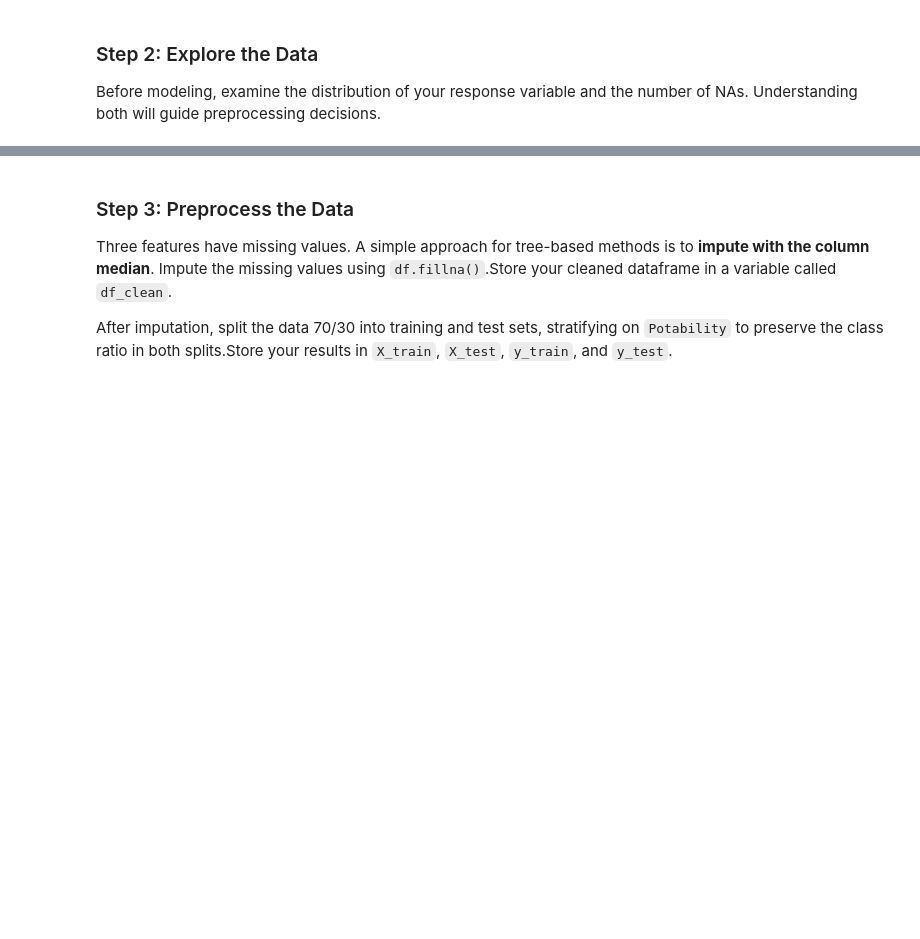
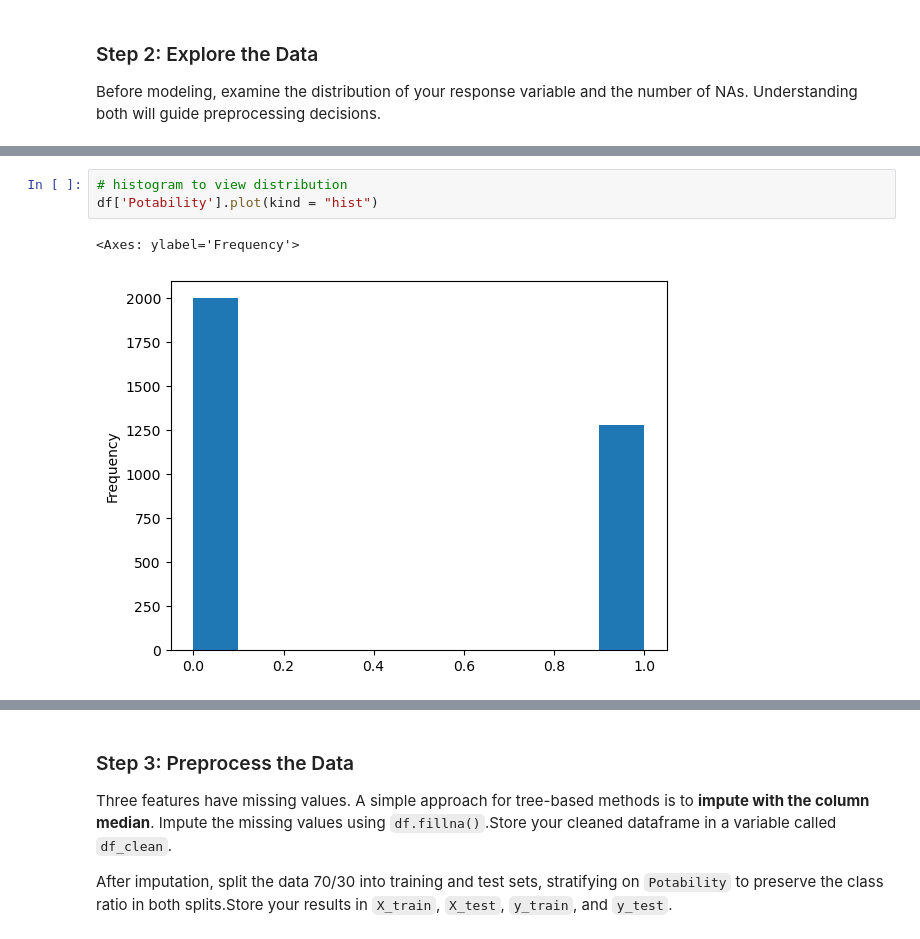
Before and after one commit to sofiasarak/assignment-3, a Jupyter notebook: task2/hw3-task2.ipynb, the cells around one changed output, grey strips where cells are left out. Saved outputs shown, nothing was run; the diff lists cells and outputs as text; blank space fills up the shorter version.

```diff
--- a/task2/hw3-task2.ipynb
+++ b/task2/hw3-task2.ipynb
@@ -62,0 +84,6 @@ Before modeling, examine the distribution of your response variable and the numb
+# %%
+# histogram to view distribution
+df['Potability'].plot(kind = "hist")
+# %% [output]
+<Axes: ylabel='Frequency'>
+[figure, added]
```
Also changed, not shown: parts of 15 cells of this notebook.
